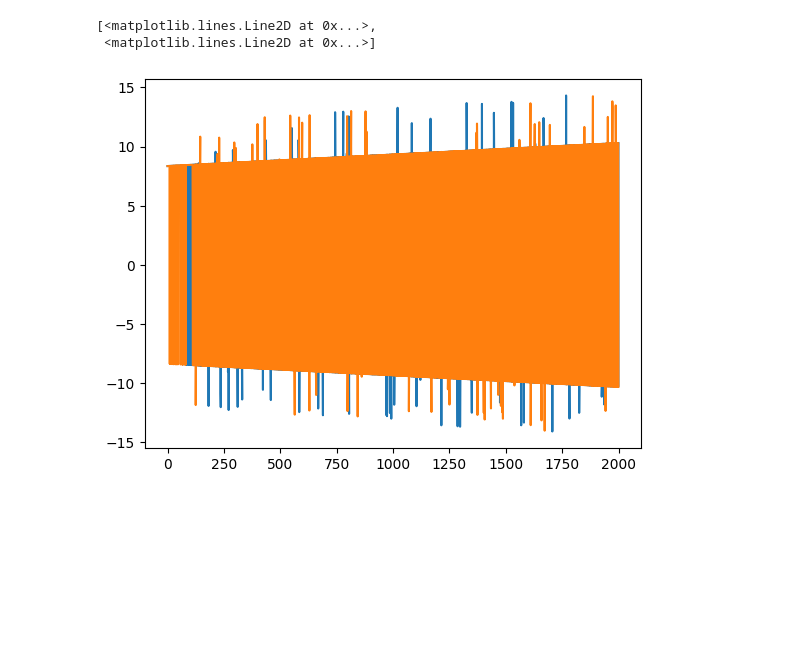
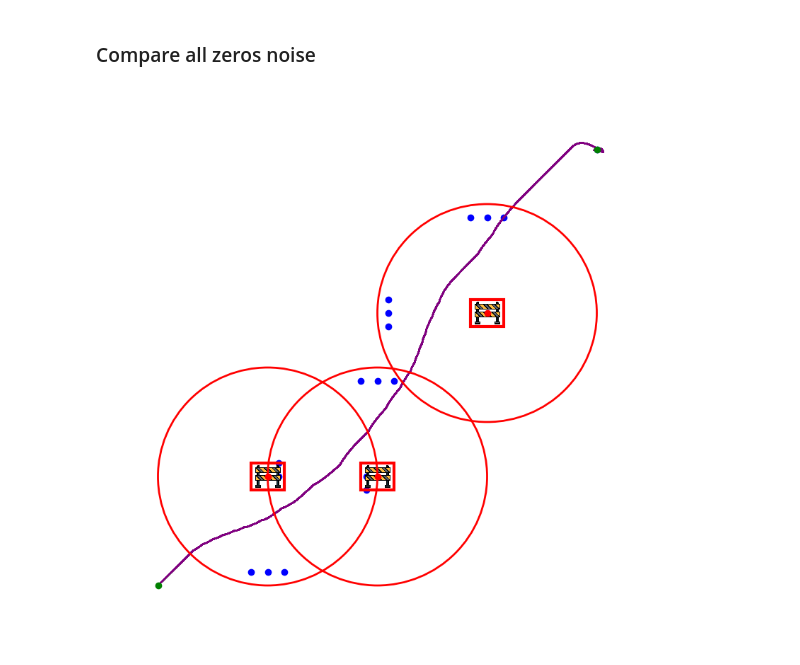
Before and after one commit to Nefasto1/CPS_Project, a Jupyter notebook: Prova.ipynb, the cells around one changed output. Cells and saved outputs as stored; diff of their text form; code cells hidden in the pictures; blank space fills up the shorter version.

```diff
--- a/Prova.ipynb
+++ b/Prova.ipynb
@@ -19,14 +25,2 @@ from scipy.linalg import expm, solve_discrete_are
 # %%
-start   = [(100, 100), (0, 0), 0]
-
-targets = np.array([[900, 200, 0, 0],
-                    [300, 500, 0, 0],
-                    [400, 100, 0, 0],
-                    [100, 900, 0, 0]])
-targets = np.array([#[400, 165, 0, 0],
-                    [900, 900, 0, 0]])
-
-obstacles = [[(500, 500), 0]]
-obstacles = [[(300, 300), 0], [(700, 600), 0], [(500, 400), 0]]
-
-# obstacles = []
+targets = np.array([[900, 900, 0, 0]])
@@ -32,0 +32,4 @@ obstacles = [[(300, 300), 0], [(700, 600), 0], [(500, 400), 0]]
+# %%
+obstacles = [[(300, 300), 0],
+             [(500, 300), 0],
+             [(700, 600), 0]]
@@ -44,7 +94,9 @@ Optimization terminated successfully.
 # %%
-# PID
-# states, u_list, target_list = simulation(start, obstacles, targets, PID, Kp=Kp, Ki=Ki, Kd=Kd, simulation_time=1000)
-states, u_list, target_list = simulation(start, obstacles, targets, PID, Kp=Kp, Ki=Ki, Kd=Kd, simulation_time=1000, kalman=False)
+simulations = 100
+states = np.zeros((simulations, 2001, 4))
 
-# states, u_list, target_list = simulation(start, obstacles, targets, simulation_time=1000)
-# states, u_list, target_list = simulation(start, obstacles, targets, simulation_time=1000, kalman=False)
+# Remove to use the PID Controller
+PID = None
+
+for i in trange(simulations):
+    states[i], u_list, target_list = simulation(start, obstacles, targets, PID, Kp=Kp, Ki=Ki, Kd=Kd, simulation_time=1000, kalman=kalman, noise=noise)
@@ -77,6 +103,7 @@ plt.plot(np.arange(states.shape[0]), states[:, 2:])
-# %%
-plt.plot(np.arange(u_list.shape[0]), u_list)
-# %% [output]
-[<matplotlib.lines.Line2D at 0x...>,
- <matplotlib.lines.Line2D at 0x...>]
-[figure, removed]
+# %% [markdown]
+### Compare all zeros noise
+# %%
+# PID Kalman
+draw_trajectories(obstacles, start, targets, states, target_list)
+# %% [output]
+[figure, added]
```
Also changed, not shown: parts of 29 cells of this notebook, 10 other files.
